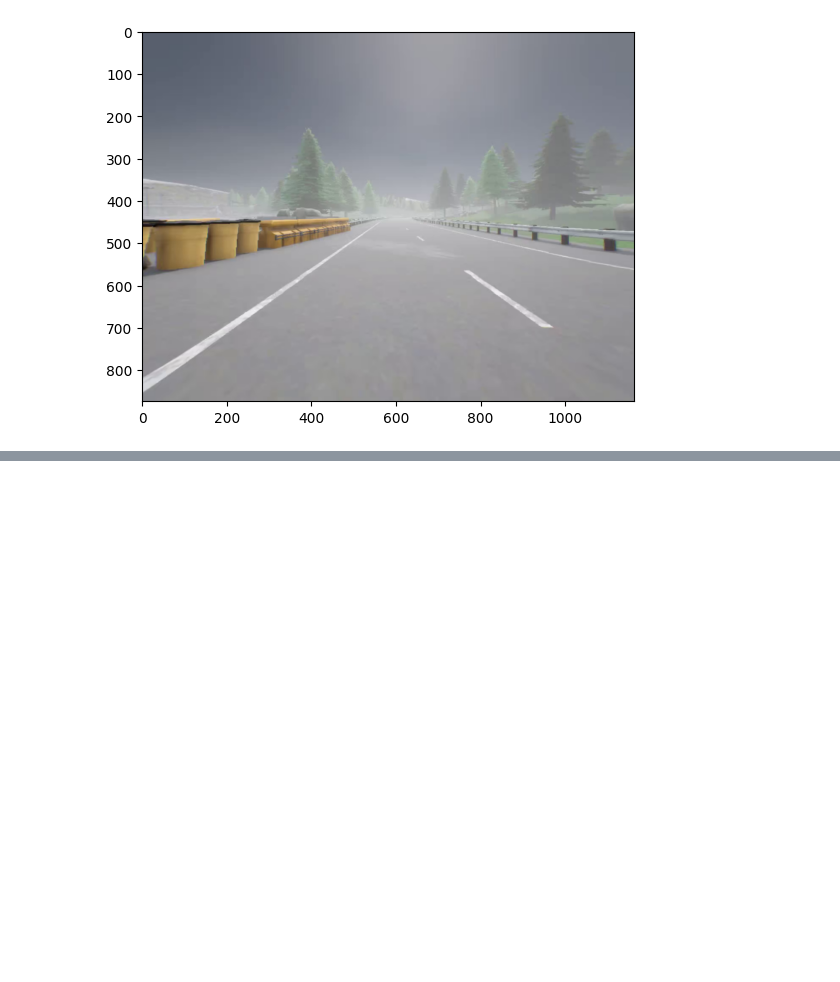
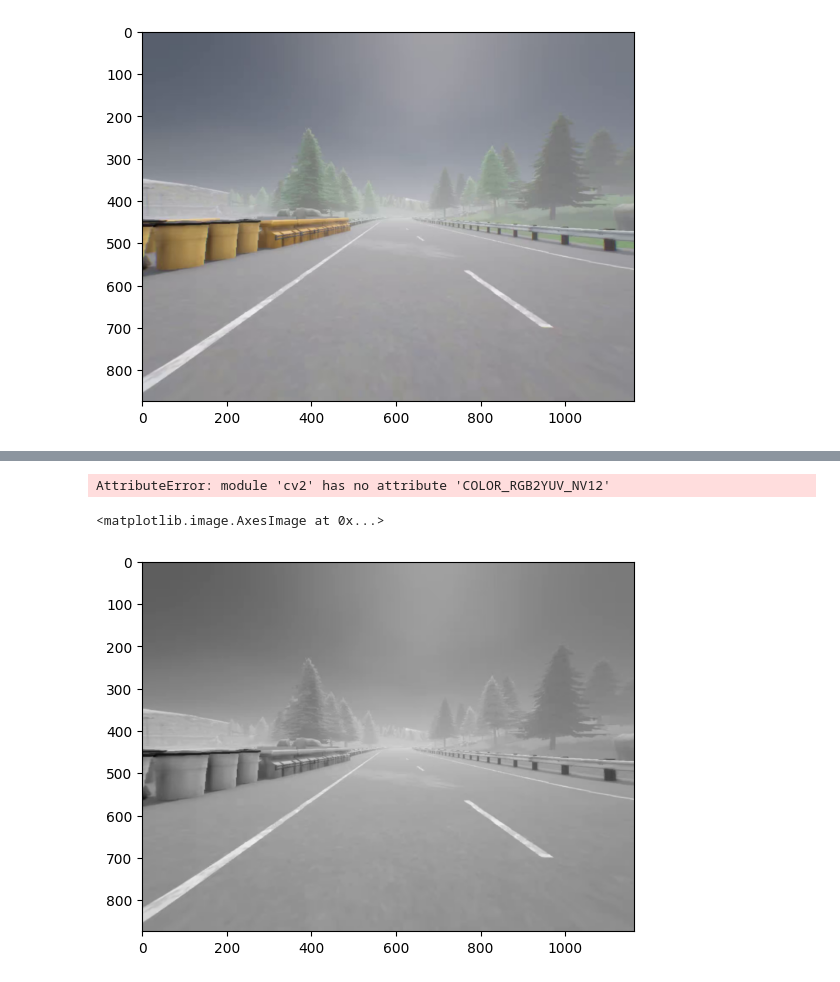
Before and after one commit to ulrik2204/carla_experiments, a Jupyter notebook: explore_carla_comma2k19.ipynb, the cells around one changed output, grey strips where cells are left out. Saved outputs shown, nothing was run; the diff lists cells and outputs as text; code cells hidden in the pictures; blank space fills up the shorter version.

```diff
--- a/explore_carla_comma2k19.ipynb
+++ b/explore_carla_comma2k19.ipynb
@@ -275,0 +406,5 @@ image.size
+# %%
+frame = frames[0][:, :, ::-1]
+shape = frame.shape
+print(frame, frame.shape)
+plt.imshow(frame)
@@ -275,0 +431,11 @@ image.size
+# %%
+tens = torch.tensor(frame.copy()).unsqueeze(0)
+yuv = rgb_to_6_channel_yuv(tens)
+# %% [output]
+AttributeError: module 'cv2' has no attribute 'COLOR_RGB2YUV_NV12'
+# %%
+rgb = yuv_6_channel_to_rgb(yuv)
+plt.imshow(rgb[0].cpu().numpy().astype(np.uint8))
+# %% [output]
+<matplotlib.image.AxesImage at 0x...>
+[figure, added]
```
Also changed, not shown: parts of 3 cells of this notebook, 9 other files.
